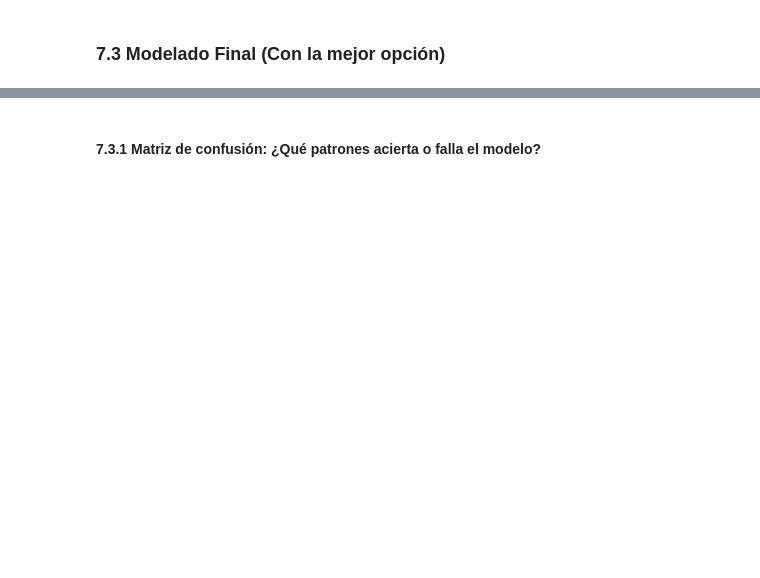
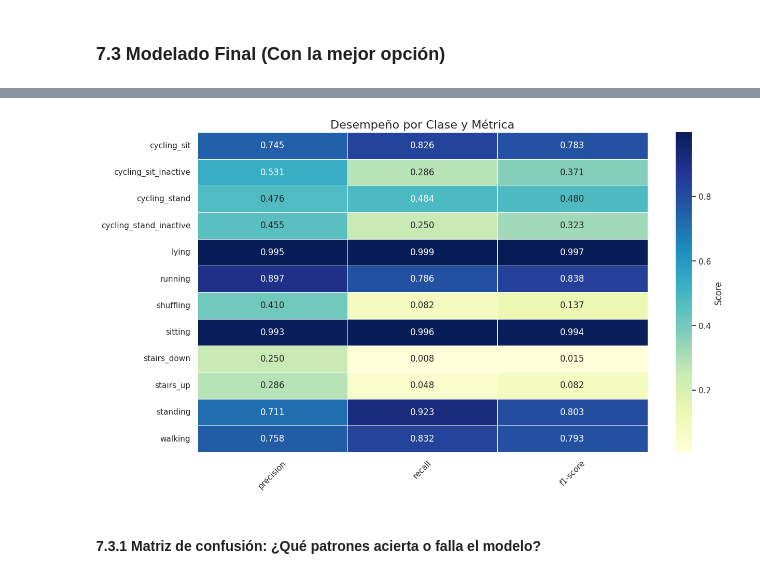
Before and after one commit to martindotpy/har-api, a Jupyter notebook: notebook/har_clustering.ipynb, the cells around one changed output, grey strips where cells are left out. Drawn from its saved outputs; the diff is of its cells as text; code cells hidden in the pictures; blank space fills up the shorter version.

```diff
--- a/notebook/har_clustering.ipynb
+++ b/notebook/har_clustering.ipynb
@@ -818,3 +803,23 @@ cycling_stand_inactive     0.2222    0.1429    0.1739        14
+# %%
+# Extraer métricas del classification report
+report = classification_report(y_test, y_pred, output_dict=True)
+metrics_df = pd.DataFrame(report).transpose().drop(['accuracy', 'macro avg', 'weighted avg'])
+
+plt.figure(figsize=(14, 8))
+sns.heatmap(
+    metrics_df[['precision', 'recall', 'f1-score']],
+    annot=True,
+    fmt='.3f',
+    cmap='YlGnBu',
+    linewidths=.5,
+    cbar_kws={'label': 'Score'}
+)
+plt.title('Desempeño por Clase y Métrica', fontsize=16)
+plt.xticks(rotation=45)
+plt.yticks(rotation=0)
+plt.show()
+# %% [output]
+[figure, added]
 # %% [markdown]
 #### **7.3.1 Matriz de confusión: ¿Qué patrones acierta o falla el modelo?**
 # %%
```
Also changed, not shown: parts of 26 cells of this notebook.
